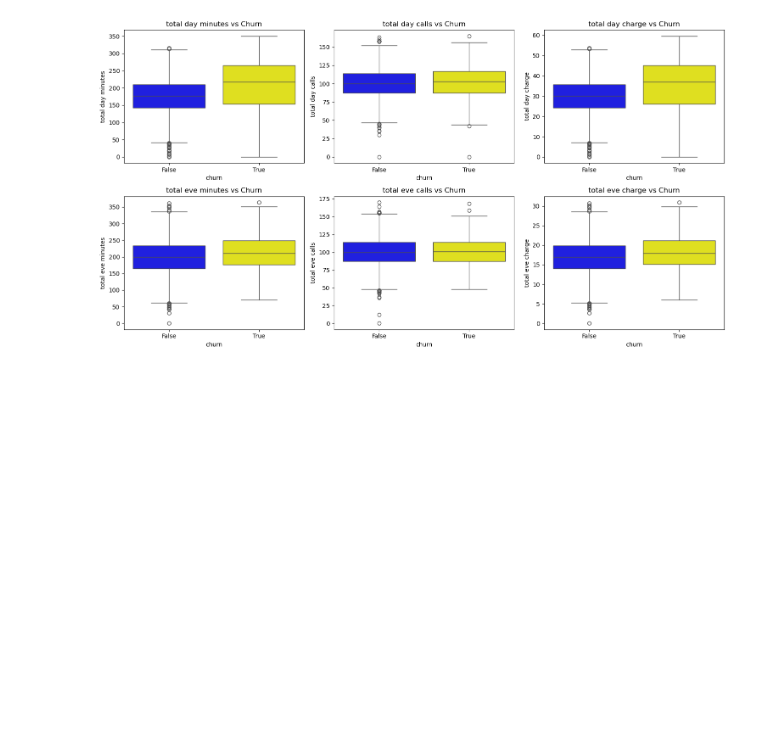
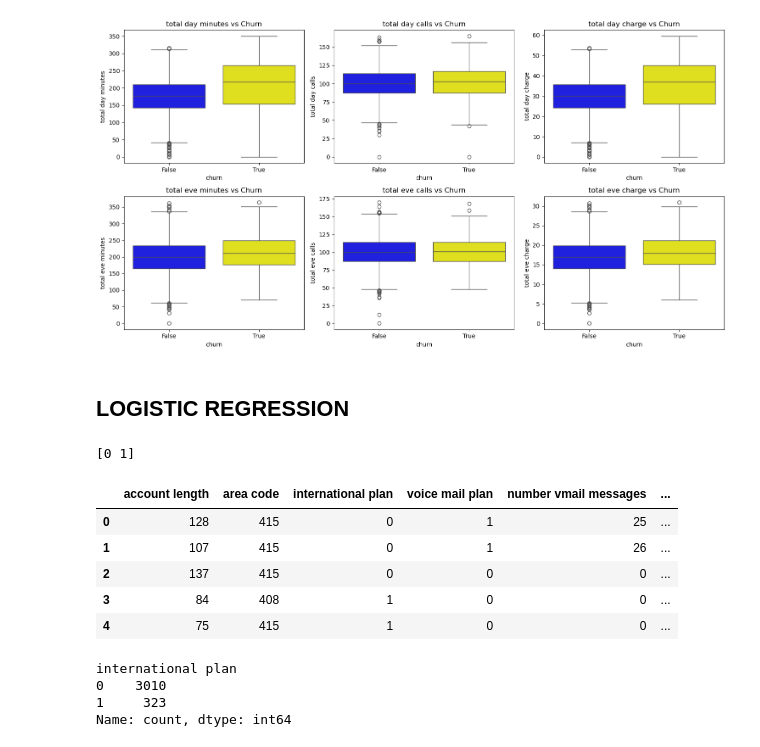
Before and after one commit to Kiplagat8/dsft13hybrid_phase3_project_group4, a Jupyter notebook: index.ipynb, the cells around one changed output. Drawn from its saved outputs; the diff is of its cells as text; code cells hidden in the pictures; blank space fills up the shorter version.

```diff
--- a/index.ipynb
+++ b/index.ipynb
@@ -113,8 +113,8 @@ array(['yes', 'no'], dtype=object)
 # %% [markdown]
 As for now, we can make the two columns to be of boolean datatype, yes representing True and no representing False
 # %%
-df['international plan'] = df['international plan'].map({'yes': True, 'no': False})
-df['voice mail plan'] = df['voice mail plan'].map({'yes': True, 'no': False})
+df['international plan'] = df['international plan'].map({'yes': 1, 'no': 0})
+df['voice mail plan'] = df['voice mail plan'].map({'yes': 1, 'no': 0})
 # %%
 df.info()
 # %% [output]
@@ -237,3 +237,5 @@ plt.tight_layout()
 plt.show()
 # %% [output]
 [figure]
+# %% [markdown]
+## LOGISTIC REGRESSION
@@ -239,0 +249,27 @@ plt.show()
+# %%
+# Create a copy fom the original dataset for regression
+df_logreg=df.copy()
+# %%
+# Encode the churn column using one hot encoding
+df_logreg['churn']=df_logreg['churn'].astype(int)
+# %%
+print(df_logreg['churn'].unique())
+# %% [output]
+[0 1]
+# %%
+df_logreg = df_logreg.drop(["state", "phone number"], axis=1)
+df_logreg.head()
+# %% [output]
+|  | account length | area code | international plan | voice mail plan | number vmail messages | ... |
+| 0 | 128 | 415 | 0 | 1 | 25 | ... |
+| 1 | 107 | 415 | 0 | 1 | 26 | ... |
+| 2 | 137 | 415 | 0 | 0 | 0 | ... |
+| 3 | 84 | 408 | 1 | 0 | 0 | ... |
+| 4 | 75 | 415 | 1 | 0 | 0 | ... |
+# %%
+df_logreg['international plan'].value_counts()
+# %% [output]
+international plan
+0    3010
+1     323
+Name: count, dtype: int64
```
Also changed, not shown: parts of 10 cells of this notebook.
